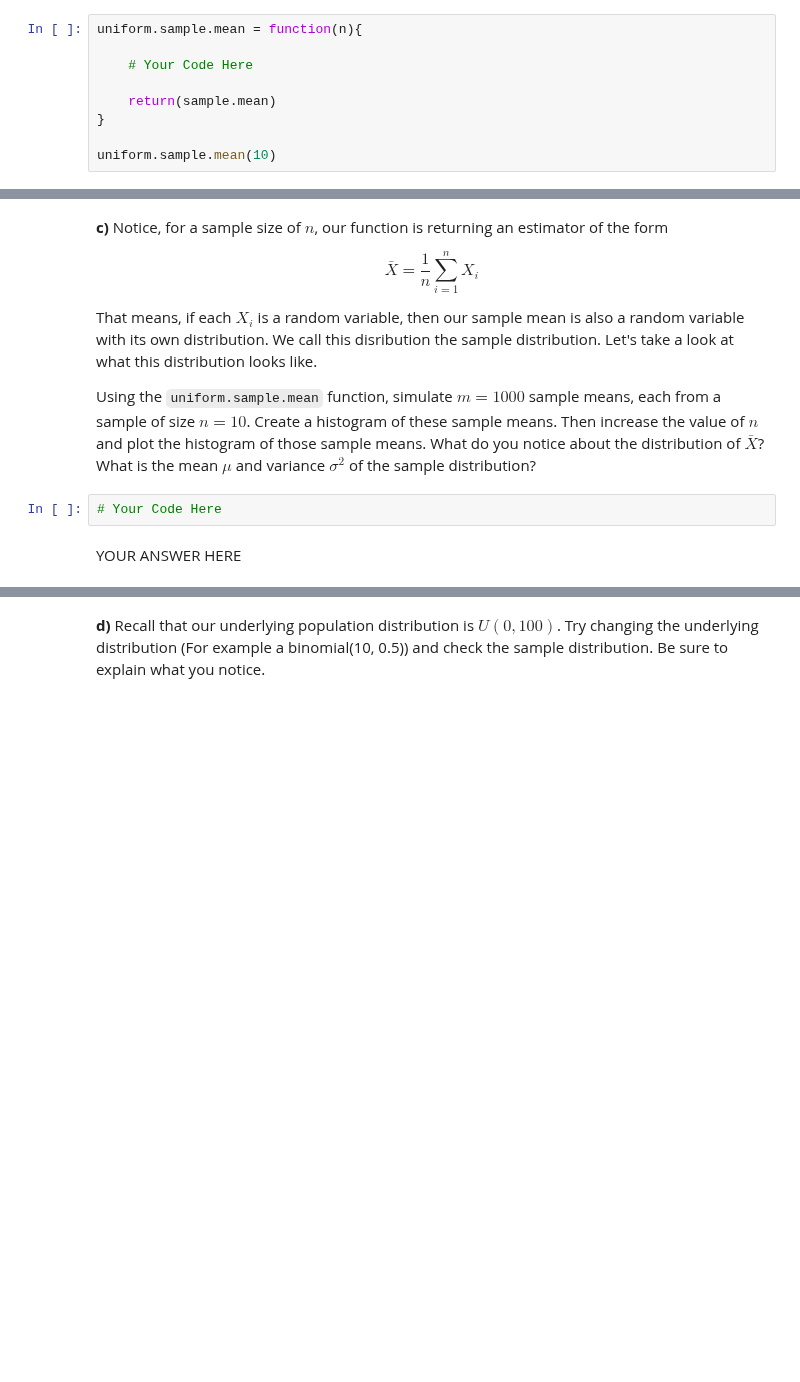
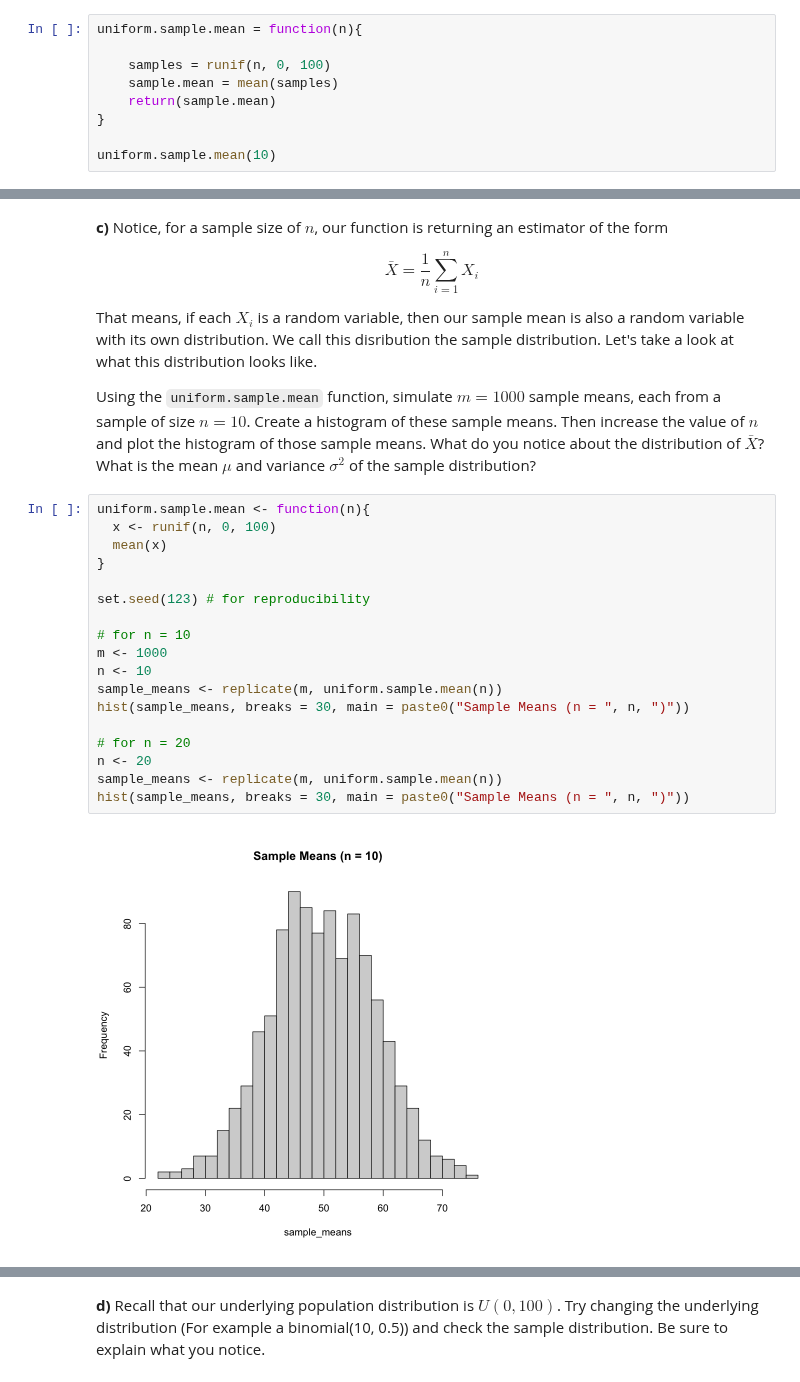
Before and after one commit to RyanJTalbot/MSDS, a Jupyter notebook: Pathway - Specialization/Data Science Foundations - Statistical Inference Specialization /Probability Theory - Foundation for Data Science/wk6/lab/P_M6_1.ipynb, the cells around one changed output, grey strips where cells are left out. Cells and saved outputs as stored; diff of their text form; blank space fills up the shorter version.

```diff
--- a/Pathway - Specialization/Data Science Foundations - Statistical Inference Specialization /Probability Theory - Foundation for Data Science/wk6/lab/P_M6_1.ipynb
+++ b/Pathway - Specialization/Data Science Foundations - Statistical Inference Specialization /Probability Theory - Foundation for Data Science/wk6/lab/P_M6_1.ipynb
@@ -46,8 +46,8 @@ Complete the following function to sample $n$ rows from the $U(0, 100)$ distribu
 # %%
 uniform.sample.mean = function(n){
 
-    # Your Code Here
-
+    samples = runif(n, 0, 100)
+    sample.mean = mean(samples)
     return(sample.mean)
 }
 
@@ -64,7 +78,23 @@ $$
 That means, if each $X_i$ is a random variable, then our sample mean is also a random variable with its own distribution. We call this disribution the sample distribution. Let's take a look at what this distribution looks like.
 
 Using the `uniform.sample.mean` function, simulate $m=1000$ sample means, each from a sample of size $n=10$. Create a histogram of these sample means. Then increase the value of $n$ and plot the histogram of those sample means. What do you notice about the distribution of $\bar{X}$? What is the mean $\mu$ and variance $\sigma^2$ of the sample distribution?
-# %%
-# Your Code Here
-# %% [markdown]
-YOUR ANSWER HERE
+# %%
+uniform.sample.mean <- function(n){
+  x <- runif(n, 0, 100)
+  mean(x)
+}
+
+set.seed(123) # for reproducibility
+
+# for n = 10
+m <- 1000
+n <- 10
+sample_means <- replicate(m, uniform.sample.mean(n))
+hist(sample_means, breaks = 30, main = paste0("Sample Means (n = ", n, ")"))
+
+# for n = 20
+n <- 20
+sample_means <- replicate(m, uniform.sample.mean(n))
+hist(sample_means, breaks = 30, main = paste0("Sample Means (n = ", n, ")"))
+# %% [output]
+[figure, added]
```
Also changed, not shown: parts of 19 cells of this notebook, 16 other files.
